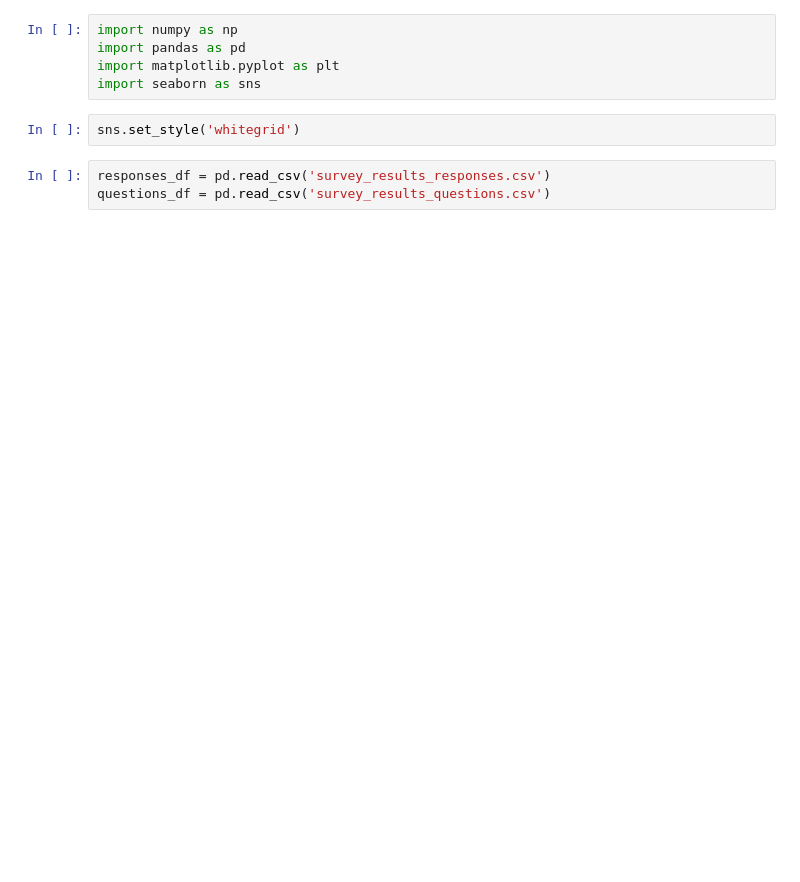
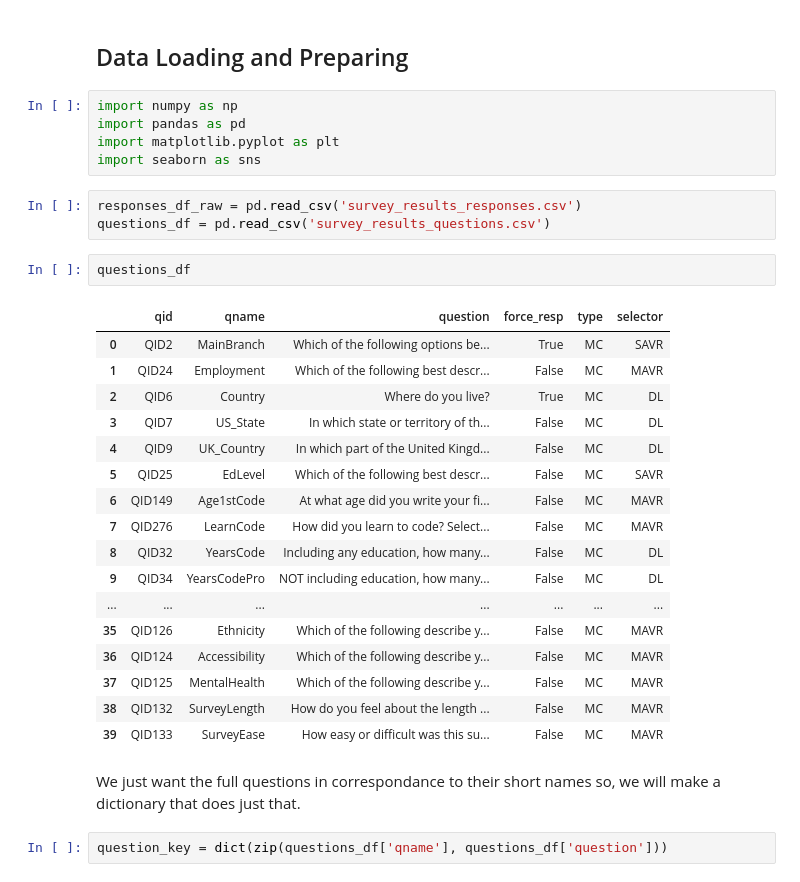
Before and after one commit to Talha0077/Stackoverflow-2021-Survey-EDA, a Jupyter notebook: EDA.ipynb, the cells around one changed output. Saved outputs shown, nothing was run; the diff lists cells and outputs as text; blank space fills up the shorter version.

```diff
--- a/EDA.ipynb
+++ b/EDA.ipynb
@@ -1,10 +1,34 @@
+# %% [markdown]
+## Data Loading and Preparing
 # %%
 import numpy as np
 import pandas as pd
 import matplotlib.pyplot as plt
 import seaborn as sns
-# %%
-sns.set_style('whitegrid')
 # %%
-responses_df = pd.read_csv('survey_results_responses.csv')
+responses_df_raw = pd.read_csv('survey_results_responses.csv')
 questions_df = pd.read_csv('survey_results_questions.csv')
+# %%
+questions_df
+# %% [output]
+|  | qid | qname | question | force_resp | type | selector |
+| 0 | QID2 | MainBranch | Which of the following options be... | True | MC | SAVR |
+| 1 | QID24 | Employment | Which of the following best descr... | False | MC | MAVR |
+| 2 | QID6 | Country | Where do you live? | True | MC | DL |
+| 3 | QID7 | US_State | In which state or territory of th... | False | MC | DL |
+| 4 | QID9 | UK_Country | In which part of the United Kingd... | False | MC | DL |
+| 5 | QID25 | EdLevel | Which of the following best descr... | False | MC | SAVR |
+| 6 | QID149 | Age1stCode | At what age did you write your fi... | False | MC | MAVR |
+| 7 | QID276 | LearnCode | How did you learn to code? Select... | False | MC | MAVR |
+| 8 | QID32 | YearsCode | Including any education, how many... | False | MC | DL |
+| 9 | QID34 | YearsCodePro | NOT including education, how many... | False | MC | DL |
+| ... | ... | ... | ... | ... | ... | ... |
+| 35 | QID126 | Ethnicity | Which of the following describe y... | False | MC | MAVR |
+| 36 | QID124 | Accessibility | Which of the following describe y... | False | MC | MAVR |
+| 37 | QID125 | MentalHealth | Which of the following describe y... | False | MC | MAVR |
+| 38 | QID132 | SurveyLength | How do you feel about the length ... | False | MC | MAVR |
+| 39 | QID133 | SurveyEase | How easy or difficult was this su... | False | MC | MAVR |
+# %% [markdown]
+We just want the full questions in correspondance to their short names so, we will make a dictionary that does just that.
+# %%
+question_key = dict(zip(questions_df['qname'], questions_df['question']))
```
Also changed, not shown: parts of 37 cells of this notebook.
